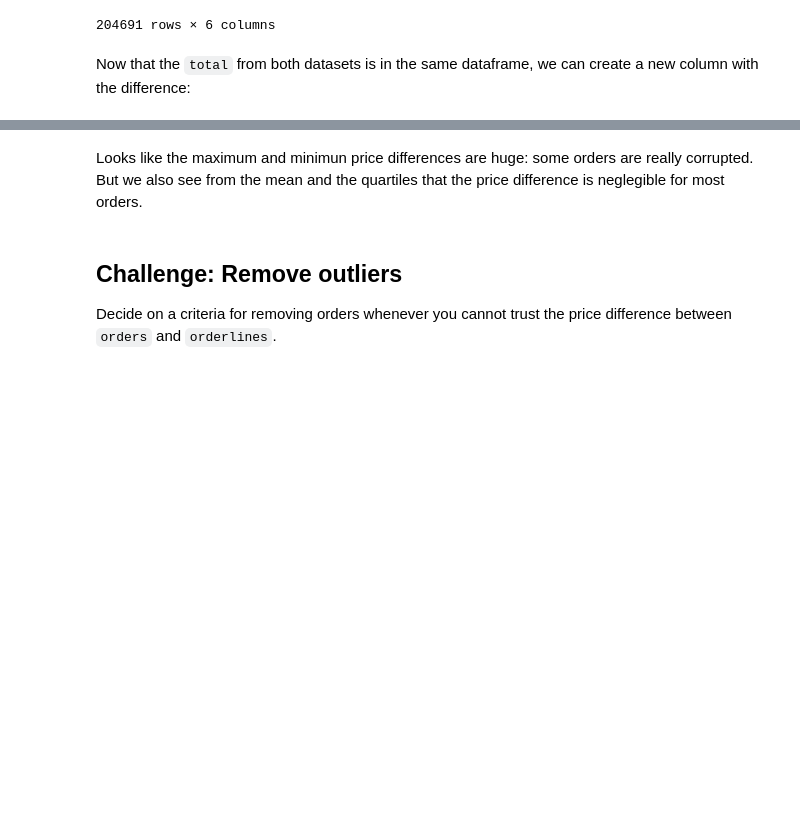
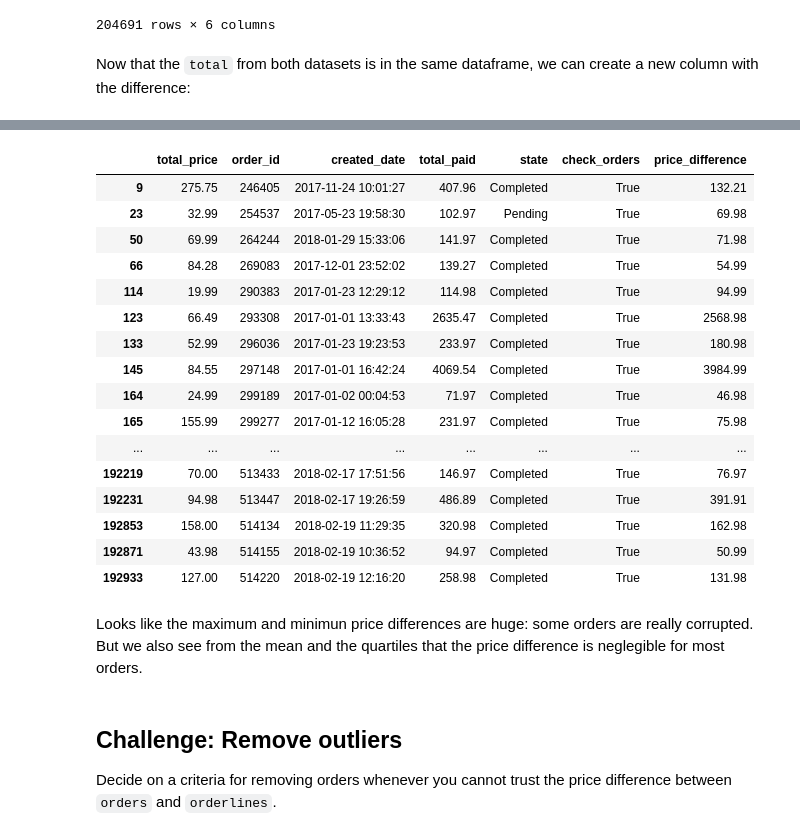
Before and after one commit to hanaamulic/Eniac_project-Week_3, a Jupyter notebook: 3-data-quality.ipynb, the cells around one changed output, grey strips where cells are left out. Cells and saved outputs as stored; diff of their text form; code cells hidden in the pictures; blank space fills up the shorter version.

```diff
--- a/3-data-quality.ipynb
+++ b/3-data-quality.ipynb
@@ -500,4 +461,24 @@ max       36159.900000
 Name: price_difference, dtype: float64
+# %%
+orders_info.loc[(orders_info.price_difference > 30)]
+# %% [output]
+|  | total_price | order_id | created_date | total_paid | state | check_orders | price_difference |
+| 9 | 275.75 | 246405 | 2017-11-24 10:01:27 | 407.96 | Completed | True | 132.21 |
+| 23 | 32.99 | 254537 | 2017-05-23 19:58:30 | 102.97 | Pending | True | 69.98 |
+| 50 | 69.99 | 264244 | 2018-01-29 15:33:06 | 141.97 | Completed | True | 71.98 |
+| 66 | 84.28 | 269083 | 2017-12-01 23:52:02 | 139.27 | Completed | True | 54.99 |
+| 114 | 19.99 | 290383 | 2017-01-23 12:29:12 | 114.98 | Completed | True | 94.99 |
+| 123 | 66.49 | 293308 | 2017-01-01 13:33:43 | 2635.47 | Completed | True | 2568.98 |
+| 133 | 52.99 | 296036 | 2017-01-23 19:23:53 | 233.97 | Completed | True | 180.98 |
+| 145 | 84.55 | 297148 | 2017-01-01 16:42:24 | 4069.54 | Completed | True | 3984.99 |
+| 164 | 24.99 | 299189 | 2017-01-02 00:04:53 | 71.97 | Completed | True | 46.98 |
+| 165 | 155.99 | 299277 | 2017-01-12 16:05:28 | 231.97 | Completed | True | 75.98 |
+| ... | ... | ... | ... | ... | ... | ... | ... |
+| 192219 | 70.00 | 513433 | 2018-02-17 17:51:56 | 146.97 | Completed | True | 76.97 |
+| 192231 | 94.98 | 513447 | 2018-02-17 19:26:59 | 486.89 | Completed | True | 391.91 |
+| 192853 | 158.00 | 514134 | 2018-02-19 11:29:35 | 320.98 | Completed | True | 162.98 |
+| 192871 | 43.98 | 514155 | 2018-02-19 10:36:52 | 94.97 | Completed | True | 50.99 |
+| 192933 | 127.00 | 514220 | 2018-02-19 12:16:20 | 258.98 | Completed | True | 131.98 |
 # %% [markdown]
 Looks like the maximum and minimun price differences are huge: some orders are really corrupted. But we also see from the mean and the quartiles that the price difference is neglegible for most orders.
 # %% [markdown]
```
Also changed, not shown: parts of 34 cells of this notebook, 3 other files.
